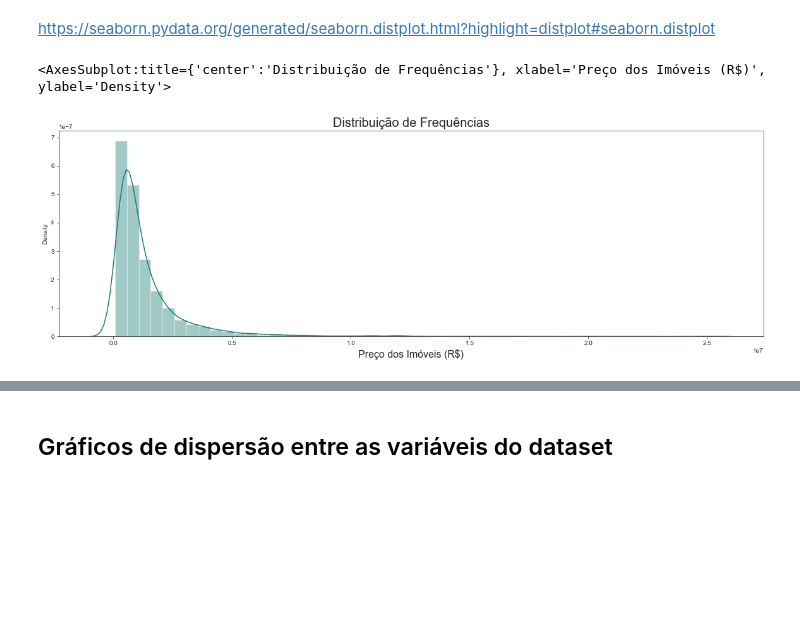
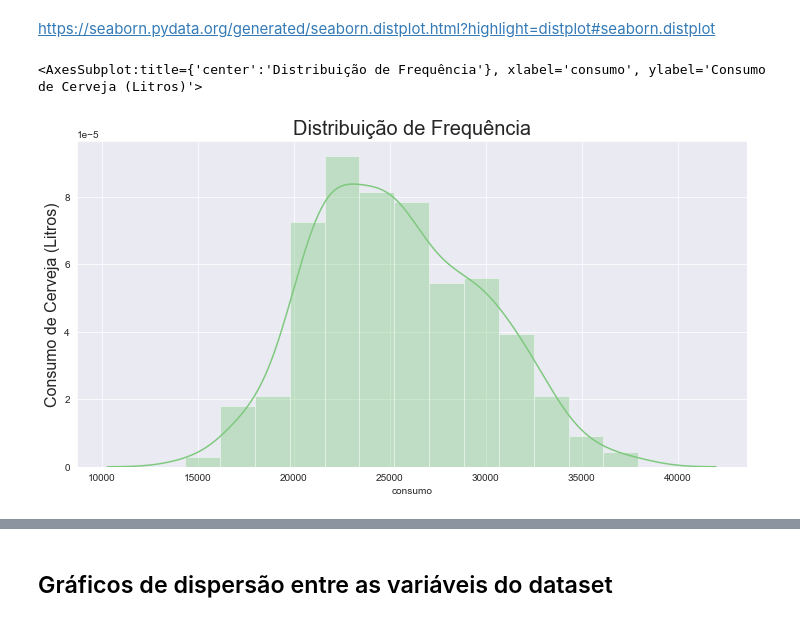
Before and after one commit to rafaelcarvalho7/AluraFCD, a Jupyter notebook: Regressão Linear.ipynb, the cells around one changed output, grey strips where cells are left out. Saved outputs shown, nothing was run; the diff lists cells and outputs as text; code cells hidden in the pictures; blank space fills up the shorter version.

```diff
--- a/Regressão Linear.ipynb
+++ b/Regressão Linear.ipynb
@@ -30,7 +46,7 @@ import pandas as pd
 # %% [markdown]
 ## Leitura dos dados
 # %%
-dados = pd.read_csv('../Dados/dataset.csv', sep=';')
+dados = pd.read_csv("consumo_cerveja.csv", sep = ";")
 # %% [markdown]
 ## Visualizar os dados
 # %%
@@ -91,8 +151,2 @@ import seaborn as sns
-# %%
-# palette -> Accent, Accent_r, Blues, Blues_r, BrBG, BrBG_r, BuGn, BuGn_r, BuPu, BuPu_r, CMRmap, CMRmap_r, Dark2, Dark2_r, GnBu, GnBu_r, Greens, Greens_r, Greys, Greys_r, OrRd, OrRd_r, Oranges, Oranges_r, PRGn, PRGn_r, Paired, Paired_r, Pastel1, Pastel1_r, Pastel2, Pastel2_r, PiYG, PiYG_r, PuBu, PuBuGn, PuBuGn_r, PuBu_r, PuOr, PuOr_r, PuRd, PuRd_r, Purples, Purples_r, RdBu, RdBu_r, RdGy, RdGy_r, RdPu, RdPu_r, RdYlBu, RdYlBu_r, RdYlGn, RdYlGn_r, Reds, Reds_r, Set1, Set1_r, Set2, Set2_r, Set3, Set3_r, Spectral, Spectral_r, Wistia, Wistia_r, YlGn, YlGnBu, YlGnBu_r, YlGn_r, YlOrBr, YlOrBr_r, YlOrRd, YlOrRd_r, afmhot, afmhot_r, autumn, autumn_r, binary, binary_r, bone, bone_r, brg, brg_r, bwr, bwr_r, cividis, cividis_r, cool, cool_r, coolwarm, coolwarm_r, copper, copper_r, cubehelix, cubehelix_r, flag, flag_r, gist_earth, gist_earth_r, gist_gray, gist_gray_r, gist_heat, gist_heat_r, gist_ncar, gist_ncar_r, gist_rainbow, gist_rainbow_r, gist_stern, gist_stern_r, gist_yarg, gist_yarg_r, gnuplot, gnuplot2, gnuplot2_r, gnuplot_r, gray, gray_r, hot, hot_r, hsv, hsv_r, icefire, icefire_r, inferno, inferno_r, jet, jet_r, magma, magma_r, mako, mako_r, nipy_spectral, nipy_spectral_r, ocean, ocean_r, pink, pink_r, plasma, plasma_r, prism, prism_r, rainbow, rainbow_r, rocket, rocket_r, seismic, seismic_r, spring, spring_r, summer, summer_r, tab10, tab10_r, tab20, tab20_r, tab20b, tab20b_r, tab20c, tab20c_r, terrain, terrain_r, viridis, viridis_r, vlag, vlag_r, winter, winter_r
-sns.set_palette("BrBG_r")
-
-# style -> white, dark, whitegrid, darkgrid, ticks
-sns.set_style("ticks")
 # %% [markdown]
 ## Box plot da variável *dependente* (y)
@@ -111,0 +199,3 @@ ax
+# %%
+sns.set_palette("Accent")
+sns.set_style("darkgrid")
@@ -117,11 +217,11 @@ ax
 # %% [markdown]
 https://seaborn.pydata.org/generated/seaborn.distplot.html?highlight=distplot#seaborn.distplot
 # %%
-ax = sns.distplot(dados['Valor'])
-ax.figure.set_size_inches(20, 6)
-ax.set_title('Distribuição de Frequências', fontsize=20)
-ax.set_xlabel('Preço dos Imóveis (R$)', fontsize=16)
+ax = sns.distplot(dados["consumo"])
+ax.figure.set_size_inches(12, 6)
+ax.set_title('Distribuição de Frequência', fontsize=20)
+ax.set_ylabel('Consumo de Cerveja (Litros)', fontsize=16)
 ax
 # %% [output]
-<AxesSubplot:title={'center':'Distribuição de Frequências'}, xlabel='Preço dos Imóveis (R$)', ylabel='Density'>
+<AxesSubplot:title={'center':'Distribuição de Frequência'}, xlabel='consumo', ylabel='Consumo de Cerveja (Litros)'>
-[figure, old version]
+[figure, new version]
```
Also changed, not shown: parts of 162 cells of this notebook.
